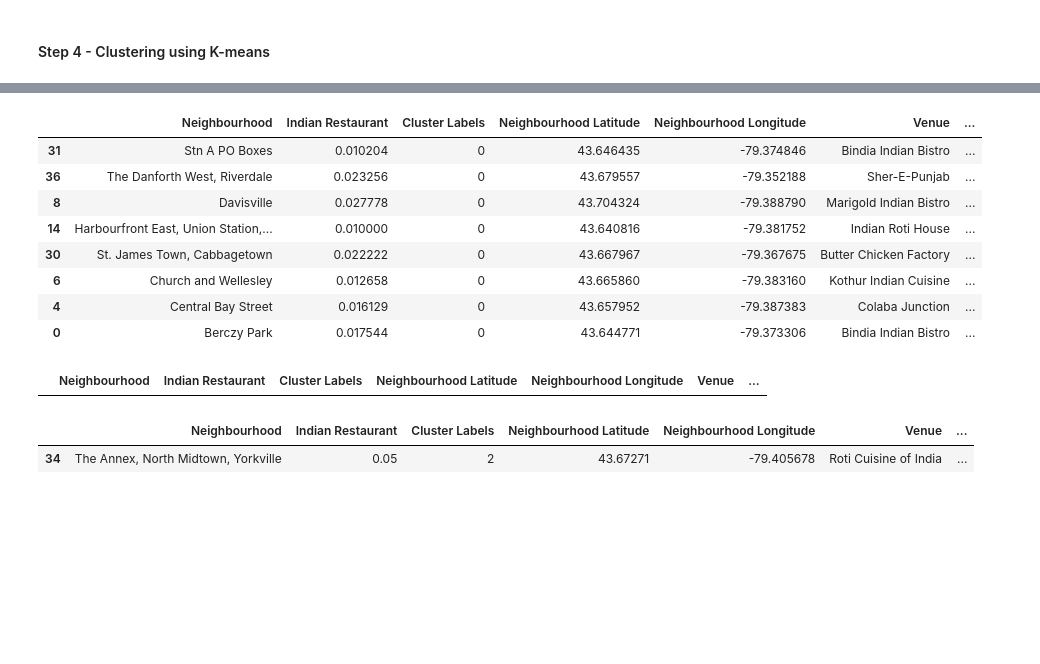
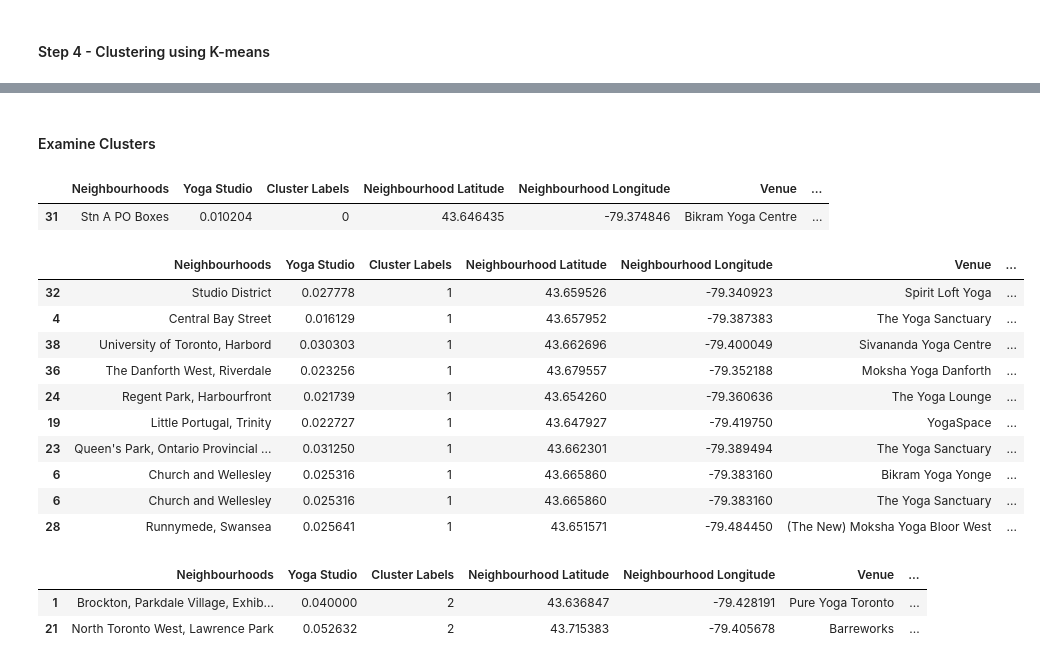
Before and after one commit to shailud/Coursera_Capstone, a Jupyter notebook: Battle Of Neighborhood - wk2.ipynb, the cells around one changed output, grey strips where cells are left out. Drawn from its saved outputs; the diff is of its cells as text; code cells hidden in the pictures; blank space fills up the shorter version.

```diff
--- a/Battle Of Neighborhood - wk2.ipynb
+++ b/Battle Of Neighborhood - wk2.ipynb
@@ -325,2 +337,18 @@ to_indian.head(30)
 # %% [markdown]
 #### Step 4 - Clustering using K-means
+# %%
+# find best K for Kmeans
+cost =[]
+for i in range(1, 8):
+    KM = KMeans(n_clusters = i, max_iter = 500)
+    KM.fit(toronto_clustering)
+
+    # calculates squared error for the clustered points
+    cost.append(KM.inertia_)
+
+# plot the cost against K values
+plt.plot(range(1, 8), cost, color ='g', linewidth ='3')
+plt.xlabel("Value of K")
+plt.ylabel("Sqaured Error (Cost)")
+plt.grid()
+plt.show() # clear the plot
@@ -327,7 +357,7 @@ to_indian.head(30)
 # %%
 #using K-means for the clsutering of the neighbourhoods
+#according to the graph above the best value of K is 3
 k=3
-toronto_cluster = to_indian.drop(["Neighbourhoods"],1)
-kmeans1 = KMeans(n_clusters = k,random_state=1).fit(toronto_cluster)
+kmeans1 = KMeans(n_clusters = k,random_state=0).fit(toronto_clustering)
 kmeans1.labels_
 # %% [output]
@@ -336,8 +366,8 @@ array([0, 1, 1, 1, 0, 1, 0, 1, 0, 1, 1, 1, 1, 1, 0, 1, 1, 1, 1, 1, 1, 1,
 # %%
-to_merged = to_indian.copy()
+to_merged = indian_resta.copy()
 
 # add clustering labels
 to_merged["Cluster Labels"] = kmeans1.labels_
-to_merged.rename(columns={"Neighbourhoods": "Neighbourhood"}, inplace=True)
-to_merged.head(30)
+#to_merged.rename(columns={"Neighbourhoods": "Neighbourhood"}, inplace=True)
+to_merged.head()
 # %% [output]
@@ -361,8 +380,8 @@ to_merged.head(30)
 # %%
-to_merged = to_merged.join(toronto_venues.set_index("Neighbourhood"), on="Neighbourhood")
+# join to_merged with toronto venue to add latitude/longitude for each neighborhood
+to_merged = to_merged.join(toronto_venues.set_index("Neighbourhood"), on="Neighbourhoods")
 
 print(to_merged.shape)
-
 to_merged.head()
 # %% [output]
 (1622, 9)
@@ -408,27 +427,33 @@ for la, lo, cluster in zip(to_merged['Neighbourhood Latitude'], to_merged['Neigh
 map_clusters
 # %% [output]
 [interactive output not drawn]
+# %% [markdown]
+#### Examine Clusters
 # %%
 #Cluster 0
-to_merged.loc[(to_merged['Cluster Labels'] ==0) & (to_merged['Venue Category'] == 'Indian Restaurant') ]
+to_merged.loc[(to_merged['Cluster Labels'] ==0) & (to_merged['Venue Category'] == 'Yoga Studio') ]
 # %% [output]
-|  | Neighbourhood | Indian Restaurant | Cluster Labels | Neighbourhood Latitude | Neighbourhood Longitude | Venue | ... |
-| 31 | Stn A PO Boxes | 0.010204 | 0 | 43.646435 | -79.374846 | Bindia Indian Bistro | ... |
-| 36 | The Danforth West, Riverdale | 0.023256 | 0 | 43.679557 | -79.352188 | Sher-E-Punjab | ... |
-| 8 | Davisville | 0.027778 | 0 | 43.704324 | -79.388790 | Marigold Indian Bistro | ... |
-| 14 | Harbourfront East, Union Station,... | 0.010000 | 0 | 43.640816 | -79.381752 | Indian Roti House | ... |
-| 30 | St. James Town, Cabbagetown | 0.022222 | 0 | 43.667967 | -79.367675 | Butter Chicken Factory | ... |
-| 6 | Church and Wellesley | 0.012658 | 0 | 43.665860 | -79.383160 | Kothur Indian Cuisine | ... |
-| 4 | Central Bay Street | 0.016129 | 0 | 43.657952 | -79.387383 | Colaba Junction | ... |
-| 0 | Berczy Park | 0.017544 | 0 | 43.644771 | -79.373306 | Bindia Indian Bistro | ... |
+|  | Neighbourhoods | Yoga Studio | Cluster Labels | Neighbourhood Latitude | Neighbourhood Longitude | Venue | ... |
+| 31 | Stn A PO Boxes | 0.010204 | 0 | 43.646435 | -79.374846 | Bikram Yoga Centre | ... |
 # %%
 #Cluster 1
-to_merged.loc[(to_merged['Cluster Labels'] ==1) & (to_merged['Venue Category'] == 'Indian Restaurant') ]
+to_merged.loc[(to_merged['Cluster Labels'] ==1) & (to_merged['Venue Category'] == 'Yoga Studio') ]
 # %% [output]
-|  | Neighbourhood | Indian Restaurant | Cluster Labels | Neighbourhood Latitude | Neighbourhood Longitude | Venue | ... |
+|  | Neighbourhoods | Yoga Studio | Cluster Labels | Neighbourhood Latitude | Neighbourhood Longitude | Venue | ... |
+| 32 | Studio District | 0.027778 | 1 | 43.659526 | -79.340923 | Spirit Loft Yoga | ... |
+| 4 | Central Bay Street | 0.016129 | 1 | 43.657952 | -79.387383 | The Yoga Sanctuary | ... |
+| 38 | University of Toronto, Harbord | 0.030303 | 1 | 43.662696 | -79.400049 | Sivananda Yoga Centre | ... |
+| 36 | The Danforth West, Riverdale | 0.023256 | 1 | 43.679557 | -79.352188 | Moksha Yoga Danforth | ... |
+| 24 | Regent Park, Harbourfront | 0.021739 | 1 | 43.654260 | -79.360636 | The Yoga Lounge | ... |
+| 19 | Little Portugal, Trinity | 0.022727 | 1 | 43.647927 | -79.419750 | YogaSpace | ... |
+| 23 | Queen's Park, Ontario Provincial ... | 0.031250 | 1 | 43.662301 | -79.389494 | The Yoga Sanctuary | ... |
+| 6 | Church and Wellesley | 0.025316 | 1 | 43.665860 | -79.383160 | Bikram Yoga Yonge | ... |
+| 6 | Church and Wellesley | 0.025316 | 1 | 43.665860 | -79.383160 | The Yoga Sanctuary | ... |
+| 28 | Runnymede, Swansea | 0.025641 | 1 | 43.651571 | -79.484450 | (The New) Moksha Yoga Bloor West | ... |
 # %%
 #Cluster 2
-to_merged.loc[(to_merged['Cluster Labels'] ==2) & (to_merged['Venue Category'] == 'Indian Restaurant') ]
+to_merged.loc[(to_merged['Cluster Labels'] ==2) & (to_merged['Venue Category'] == 'Yoga Studio') ]
 # %% [output]
-|  | Neighbourhood | Indian Restaurant | Cluster Labels | Neighbourhood Latitude | Neighbourhood Longitude | Venue | ... |
-| 34 | The Annex, North Midtown, Yorkville | 0.05 | 2 | 43.67271 | -79.405678 | Roti Cuisine of India | ... |
+|  | Neighbourhoods | Yoga Studio | Cluster Labels | Neighbourhood Latitude | Neighbourhood Longitude | Venue | ... |
+| 1 | Brockton, Parkdale Village, Exhib... | 0.040000 | 2 | 43.636847 | -79.428191 | Pure Yoga Toronto | ... |
+| 21 | North Toronto West, Lawrence Park | 0.052632 | 2 | 43.715383 | -79.405678 | Barreworks | ... |
```
Also changed, not shown: parts of 19 cells of this notebook.
